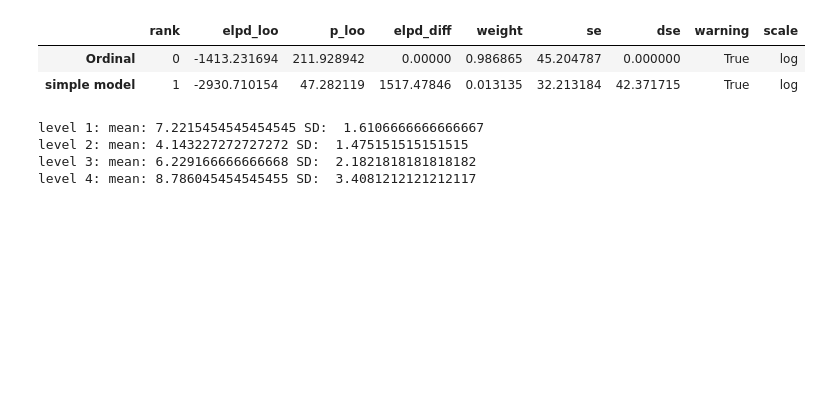
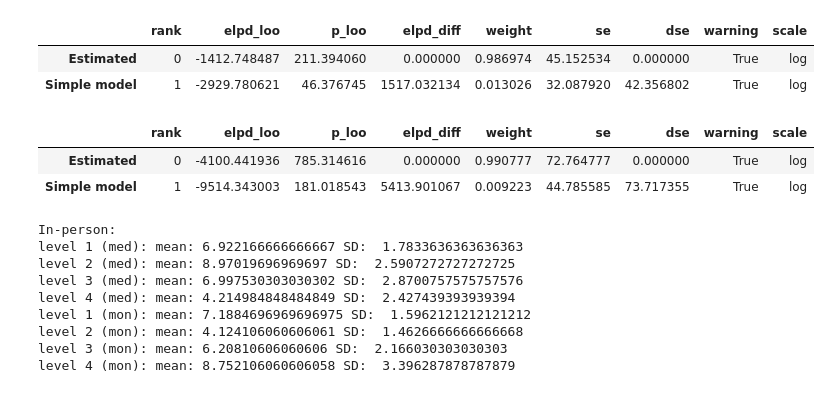
Before and after one commit to KoremNSN/Aging, a Jupyter notebook: RiskAmbiguity/4.RnA_modelbased_analysis.ipynb, the cells around one changed output. Cells and saved outputs as stored; diff of their text form; code cells hidden in the pictures; blank space fills up the shorter version.

```diff
--- a/RiskAmbiguity/4.RnA_modelbased_analysis.ipynb
+++ b/RiskAmbiguity/4.RnA_modelbased_analysis.ipynb
@@ -196,10 +210,10 @@ def estamte_values_ordinal(df, n_subs, idx):
         bSig = pm.Gamma('bSig', 2, 1)       # SD for ambiguity effect distribution
 
         # Hyperparameters for group-level subjective value levels
-        l1Mu = pm.TruncatedNormal('l1Mu', 4, 2, lower=.1)  # Mean for value of level 1
-        l2Mu = pm.TruncatedNormal('l2Mu', 4, 2, lower=.1)  # ... level 2
-        l3Mu = pm.TruncatedNormal('l3Mu', 4, 2, lower=.1)  # ... level 3
-        l4Mu = pm.TruncatedNormal('l4Mu', 4, 2, lower=.1)  # ... level 4
+        l1Mu = pm.TruncatedNormal('l1Mu', 4, 2, lower=0)  # Mean for value of level 1
+        l2Mu = pm.TruncatedNormal('l2Mu', 4, 2, lower=0)  # ... level 2
+        l3Mu = pm.TruncatedNormal('l3Mu', 4, 2, lower=0)  # ... level 3
+        l4Mu = pm.TruncatedNormal('l4Mu', 4, 2, lower=0)  # ... level 4
 
         l1sd = pm.Gamma('l1sd', 3, 1)  # SD for value of level 1
         l2sd = pm.Gamma('l2sd', 3, 1)  # ... level 2
@@ -306,23 +381,45 @@ Sampling 4 chains for 1_000 tune and 1_000 draw iterations (4_000 + 4_000 draws
 # %%
-compare_dict = {'simple model':       med_simple,
-                "Ordinal":            med_estimated,
-
+compare_dict = {'Simple model': med_simple,
+                'Estimated':    med_estimated
 }
 
 comp = az.compare(compare_dict)
 comp
 # %% [output]
 |  | rank | elpd_loo | p_loo | elpd_diff | weight | se | dse | warning | scale |
-| Ordinal | 0 | -1413.231694 | 211.928942 | 0.00000 | 0.986865 | 45.204787 | 0.000000 | True | log |
-| simple model | 1 | -2930.710154 | 47.282119 | 1517.47846 | 0.013135 | 32.213184 | 42.371715 | True | log |
+| Estimated | 0 | -1412.748487 | 211.394060 | 0.000000 | 0.986974 | 45.152534 | 0.000000 | True | log |
+| Simple model | 1 | -2929.780621 | 46.376745 | 1517.032134 | 0.013026 | 32.087920 | 42.356802 | True | log |
+# %%
+compare_dict = {'Simple model': med_simple_online,
+                'Estimated':    med_estimated_online
+}
+
+comp = az.compare(compare_dict)
+comp
+# %% [output]
+|  | rank | elpd_loo | p_loo | elpd_diff | weight | se | dse | warning | scale |
+| Estimated | 0 | -4100.441936 | 785.314616 | 0.000000 | 0.990777 | 72.764777 | 0.000000 | True | log |
+| Simple model | 1 | -9514.343003 | 181.018543 | 5413.901067 | 0.009223 | 44.785585 | 73.717355 | True | log |
 # %%
-print("level 1: mean:", az.summary(mon_estimated, var_names=['level1'])['mean'].mean(), "SD: ", az.summary(mon_estimated, var_names=['level1'])['sd'].mean())
-print("level 2: mean:", az.summary(mon_estimated, var_names=['level2'])['mean'].mean(), "SD: ", az.summary(mon_estimated, var_names=['level2'])['sd'].mean())
-print("level 3: mean:", az.summary(mon_estimated, var_names=['level3'])['mean'].mean(), "SD: ", az.summary(mon_estimated, var_names=['level3'])['sd'].mean())
-print("level 4: mean:", az.summary(mon_estimated, var_names=['level4'])['mean'].mean(), "SD: ", az.summary(mon_estimated, var_names=['level4'])['sd'].mean())
+print("In-person: ")
+
+print("level 1 (med): mean:", az.summary(med_estimated, var_names=['level1'])['mean'].mean(), "SD: ", az.summary(med_estimated, var_names=['level1'])['sd'].mean())
+print("level 2 (med): mean:", az.summary(med_estimated, var_names=['level2'])['mean'].mean(), "SD: ", az.summary(med_estimated, var_names=['level2'])['sd'].mean())
+print("level 3 (med): mean:", az.summary(med_estimated, var_names=['level3'])['mean'].mean(), "SD: ", az.summary(med_estimated, var_names=['level3'])['sd'].mean())
+print("level 4 (med): mean:", az.summary(med_estimated, var_names=['level4'])['mean'].mean(), "SD: ", az.summary(med_estimated, var_names=['level4'])['sd'].mean())
+
+print("level 1 (mon): mean:", az.summary(mon_estimated, var_names=['level1'])['mean'].mean(), "SD: ", az.summary(mon_estimated, var_names=['level1'])['sd'].mean())
+print("level 2 (mon): mean:", az.summary(mon_estimated, var_names=['level2'])['mean'].mean(), "SD: ", az.summary(mon_estimated, var_names=['level2'])['sd'].mean())
+print("level 3 (mon): mean:", az.summary(mon_estimated, var_names=['level3'])['mean'].mean(), "SD: ", az.summary(mon_estimated, var_names=['level3'])['sd'].mean())
+print("level 4 (mon): mean:", az.summary(mon_estimated, var_names=['level4'])['mean'].mean(), "SD: ", az.summary(mon_estimated, var_names=['level4'])['sd'].mean())
 # %% [output]
-level 1: mean: 7.2215454545454545 SD:  1.6106666666666667
-level 2: mean: 4.143227272727272 SD:  1.475151515151515
-level 3: mean: 6.229166666666668 SD:  2.1821818181818182
-level 4: mean: 8.786045454545455 SD:  3.4081212121212117
+In-person:
+level 1 (med): mean: 6.922166666666667 SD:  1.7833636363636363
+level 2 (med): mean: 8.97019696969697 SD:  2.5907272727272725
+level 3 (med): mean: 6.997530303030302 SD:  2.8700757575757576
+level 4 (med): mean: 4.214984848484849 SD:  2.427439393939394
+level 1 (mon): mean: 7.1884696969696975 SD:  1.5962121212121212
+level 2 (mon): mean: 4.124106060606061 SD:  1.4626666666666668
+level 3 (mon): mean: 6.20810606060606 SD:  2.166030303030303
+level 4 (mon): mean: 8.752106060606058 SD:  3.396287878787879
 # %%
```
Also changed, not shown: parts of 25 cells of this notebook.
